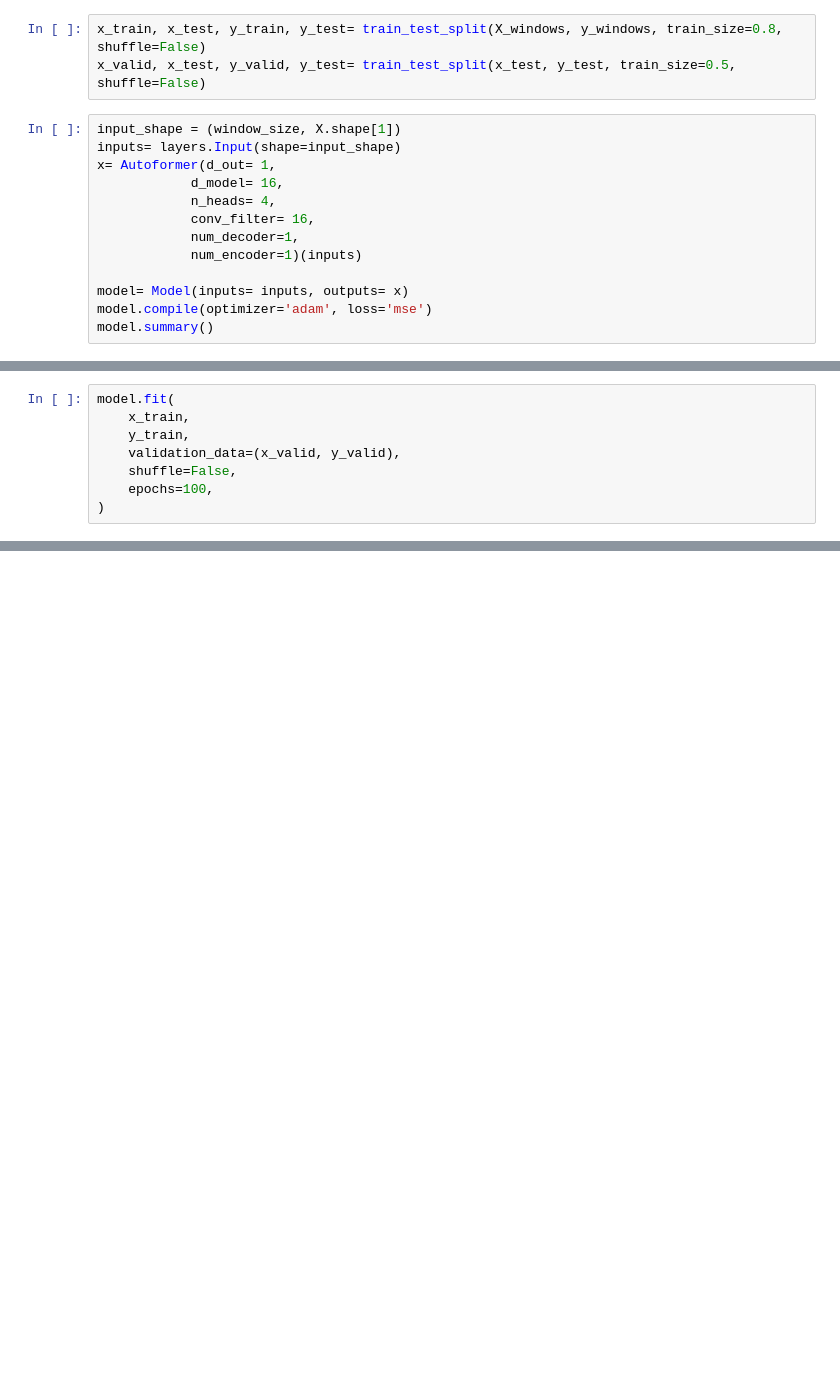
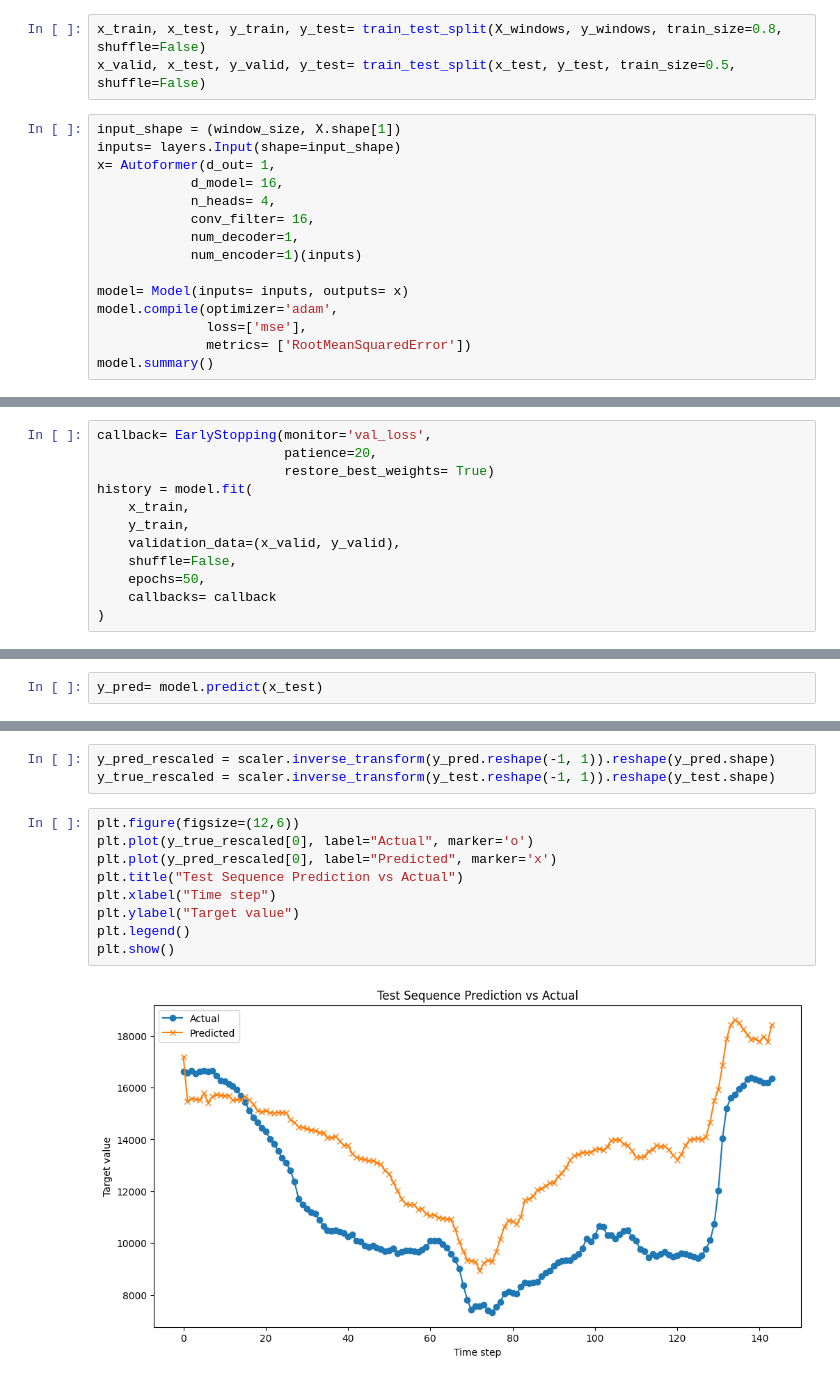
Before and after one commit to ksra7900/Autoformer-Keras, a Jupyter notebook: train.ipynb, the cells around one changed output, grey strips where cells are left out. Cells and saved outputs as stored; diff of their text form; blank space fills up the shorter version.

Commit message:
fix bugs & test

```diff
--- a/train.ipynb
+++ b/train.ipynb
@@ -64,6 +82,8 @@ x= Autoformer(d_out= 1,
             num_encoder=1)(inputs)
 
 model= Model(inputs= inputs, outputs= x)
-model.compile(optimizer='adam', loss='mse')
+model.compile(optimizer='adam',
+              loss=['mse'],
+              metrics= ['RootMeanSquaredError'])
 model.summary()
 # %% [output]
@@ -81,9 +102,13 @@ Model: "functional_3"
 # %%
-model.fit(
+callback= EarlyStopping(monitor='val_loss',
+                        patience=20,
+                        restore_best_weights= True)
+history = model.fit(
     x_train,
     y_train,
     validation_data=(x_valid, y_valid),
     shuffle=False,
-    epochs=100,
+    epochs=50,
+    callbacks= callback
 )
 # %% [output]
@@ -112,0 +148,2 @@ score = model.evaluate(x_test, y_test)
+# %%
+y_pred= model.predict(x_test)
@@ -112,0 +152,14 @@ score = model.evaluate(x_test, y_test)
+# %%
+y_pred_rescaled = scaler.inverse_transform(y_pred.reshape(-1, 1)).reshape(y_pred.shape)
+y_true_rescaled = scaler.inverse_transform(y_test.reshape(-1, 1)).reshape(y_test.shape)
+# %%
+plt.figure(figsize=(12,6))
+plt.plot(y_true_rescaled[0], label="Actual", marker='o')
+plt.plot(y_pred_rescaled[0], label="Predicted", marker='x')
+plt.title("Test Sequence Prediction vs Actual")
+plt.xlabel("Time step")
+plt.ylabel("Target value")
+plt.legend()
+plt.show()
+# %% [output]
+[figure, added]
```
Also changed, not shown: parts of 11 cells of this notebook, 5 other files.
